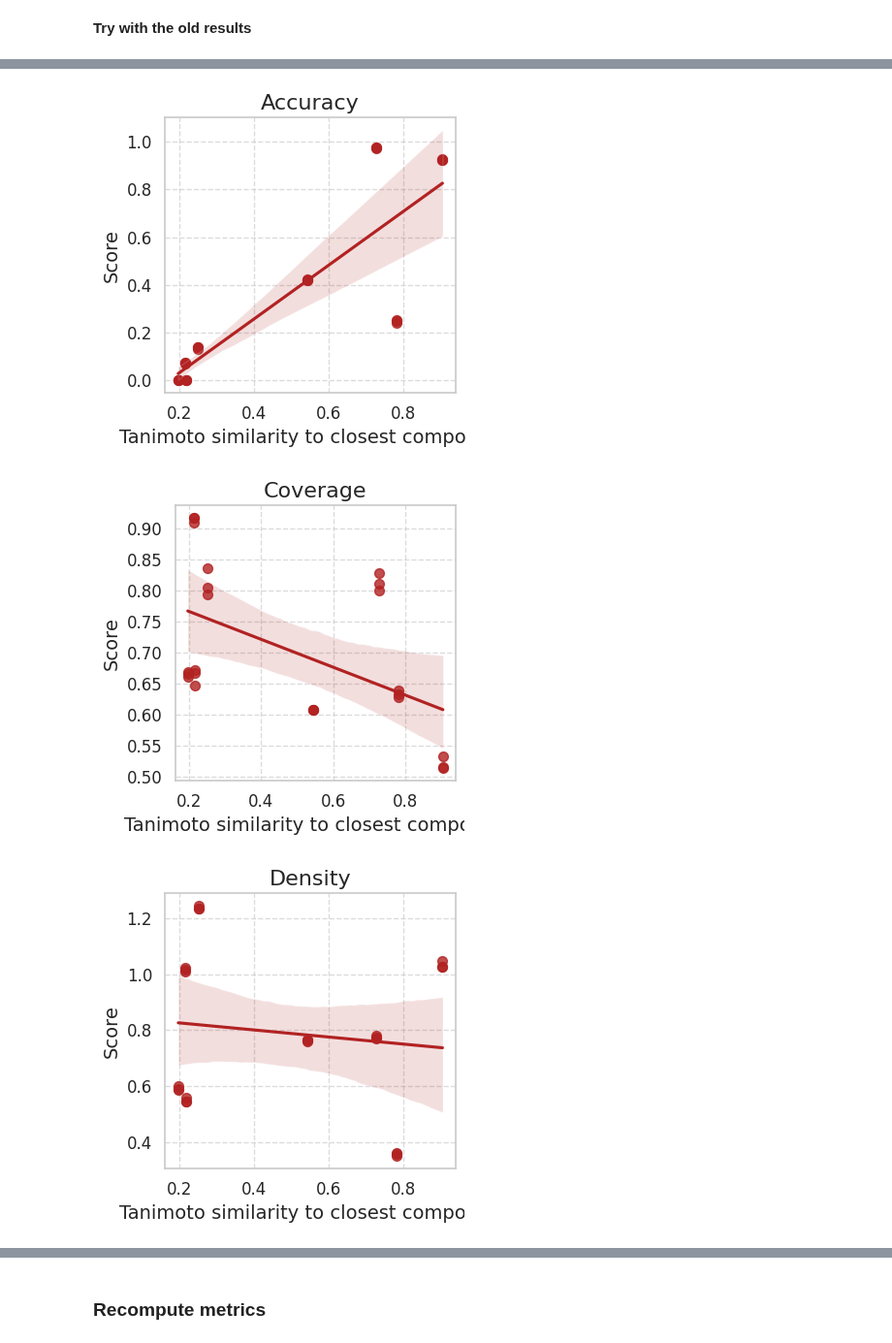
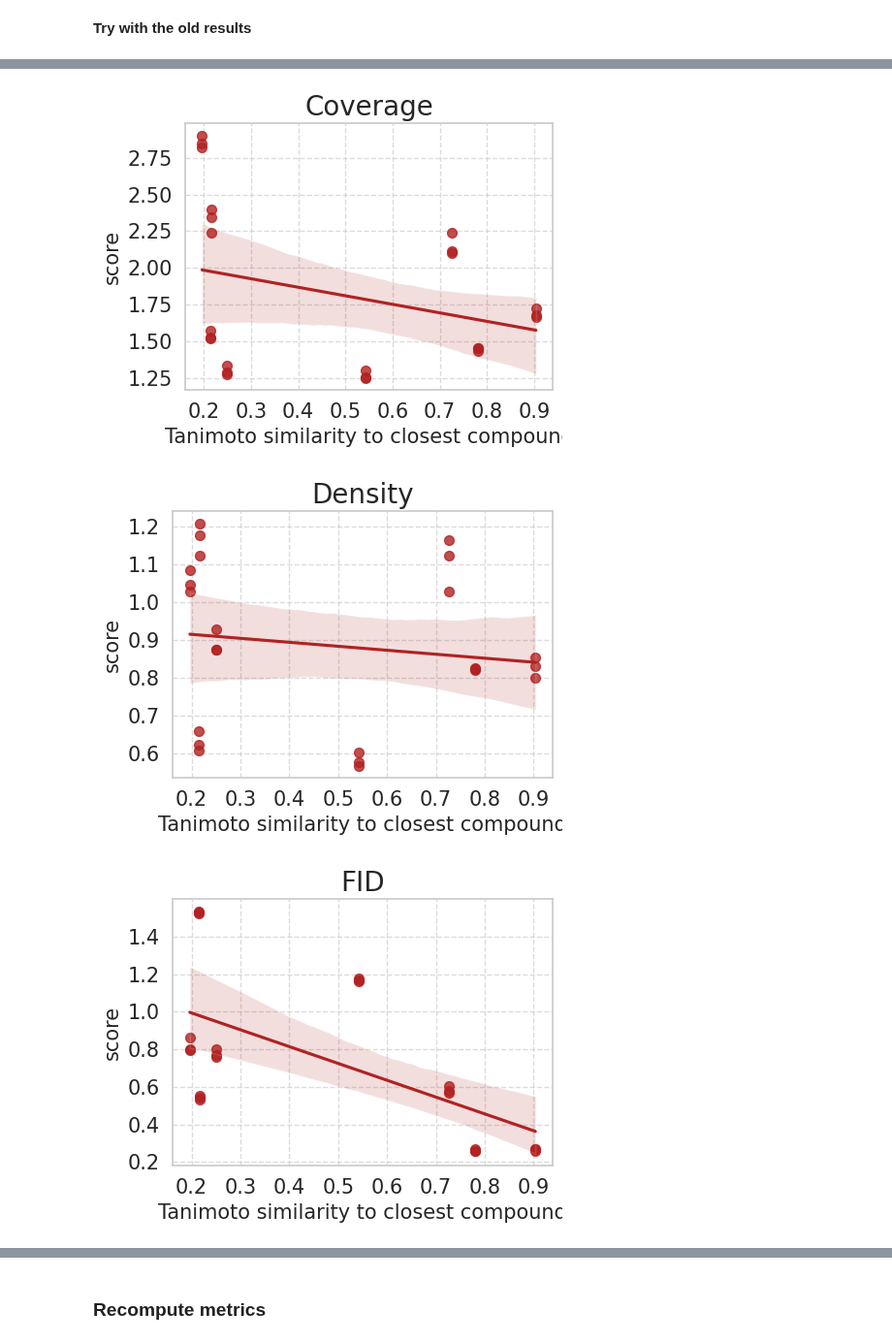
Before and after one commit to theislab/IMPA, a Jupyter notebook: notebooks/cpg0000/corrections_old_paper/unseen_drug_experiments.ipynb, the cells around one changed output, grey strips where cells are left out. Shown at 97% size. Saved outputs shown, nothing was run; the diff lists cells and outputs as text; code cells hidden in the pictures.

Commit message:
Add amendments for Figure 2

```diff
--- a/notebooks/cpg0000/corrections_old_paper/unseen_drug_experiments.ipynb
+++ b/notebooks/cpg0000/corrections_old_paper/unseen_drug_experiments.ipynb
@@ -239,5 +313,5 @@ AZ841
 # %% [markdown]
 **Try with the old results**
 # %%
-# res_file_fp_path = "/lustre/groups/ml01/workspace/alessandro.palma/imCPA_official/experiments/general_experiments/4.unseen_drug_analysis/results/results_ood_scaled.pkl"
-res_file_fp_path = "/home/icb/alessandro.palma/environment/IMPA/IMPA/project_folder/results_revaluations/metrics_fp_quantile.pkl"
+res_file_fp_path = "/lustre/groups/ml01/workspace/alessandro.palma/imCPA_official/experiments/general_experiments/4.unseen_drug_analysis/results/results_ood_scaled.pkl"
+# res_file_fp_path = "/home/icb/alessandro.palma/environment/IMPA/IMPA/project_folder/results_revaluations/metrics_fp_quantile.pkl"
@@ -244,35 +322,37 @@ res_file_fp_path = "/home/icb/alessandro.palma/environment/IMPA/IMPA/project_fol
 # %%
 with open(res_file_fp_path, "rb") as file:
     res_file_fp = pkl.load(file)
 res_file_fp = res_file_fp.set_index("mol")
 res_file_fp = res_file_fp.replace({"1-Accuracy": "accuracy"})
 res_file_fp["Correlation closest compound"] = mat_tani_second_highest_ood.loc[res_file_fp.index]
 res_file_fp = res_file_fp.loc[res_file_fp.model=="IMPA"]
 
 for score in np.unique(res_file_fp.score_type):
     res_file_fp_score = res_file_fp.loc[res_file_fp.score_type==score]
-    plt.figure(figsize=(4, 4))  # Adjust figure size
-    sns.set(style="whitegrid")  # Set seaborn style
+    plt.figure(figsize=(5, 4))  # Adjust figure size
 
     # Create regplot
     sns.regplot(data=res_file_fp_score, x="Correlation closest compound", y="score", color='firebrick', scatter_kws={"s": 50})
 
     # Title and labels with adjusted font sizes
-    plt.title(score, fontsize=16)
-    plt.xlabel("Tanimoto similarity to closest compound", fontsize=14)
-    plt.ylabel("Score", fontsize=14)
+    plt.title(score, fontsize=20)
+    plt.xlabel("Tanimoto similarity to closest compound", fontsize=15)
+    plt.ylabel("score", fontsize=15)
 
     # Adjust ticks font size
-    plt.xticks(fontsize=12)
-    plt.yticks(fontsize=12)
+    plt.xticks(fontsize=15)
+    plt.yticks(fontsize=15)
 
     # Add grid
     plt.grid(True, linestyle='--', alpha=0.7)
 
     # Show plot with tight layout
     plt.tight_layout()
+
+    plt.savefig(f"/home/icb/alessandro.palma/environment/IMPA/IMPA/notebooks/cpg0000/corrections_old_paper/plots/{score}_vs_tanimoto.svg",
+           dpi=300,format='svg')
     plt.show()
 # %% [output]
-[figure, old version]
+[figure, new version]
-[figure, old version]
+[figure, new version]
-[figure, old version]
+[figure, new version]
```
Also changed, not shown: parts of 10 cells of this notebook, 30 other files.
